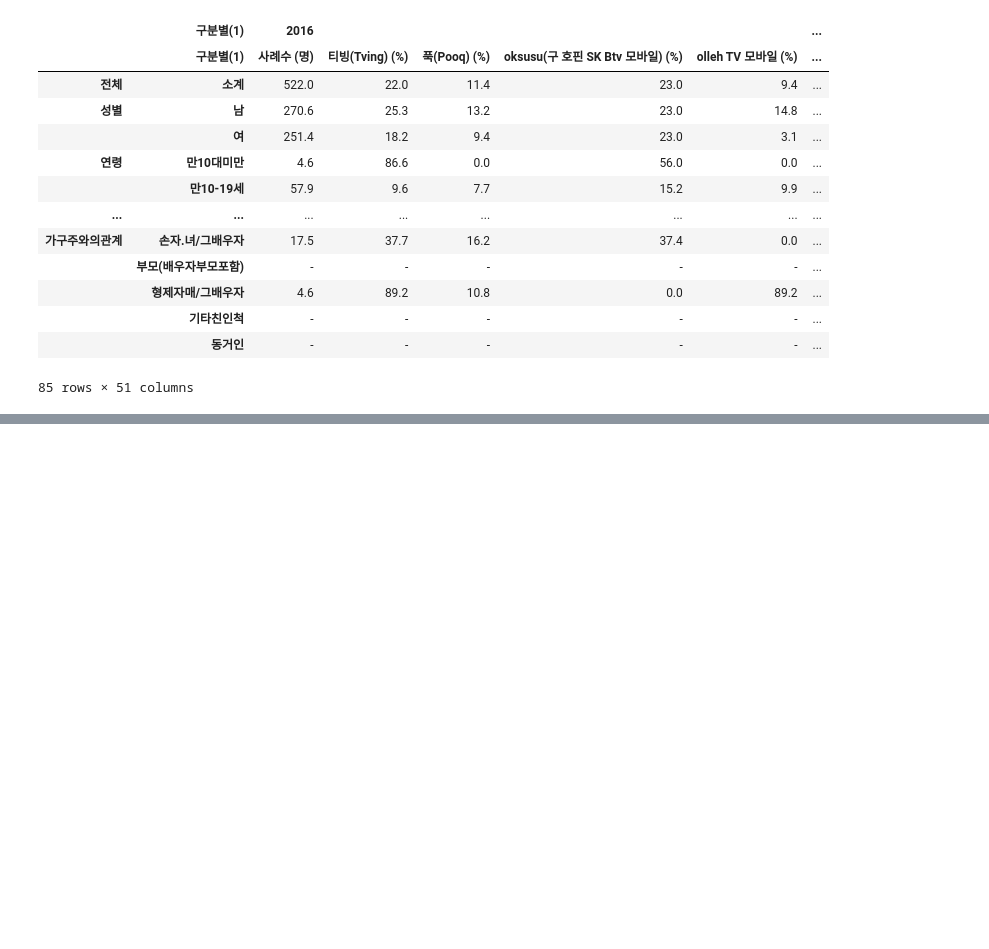
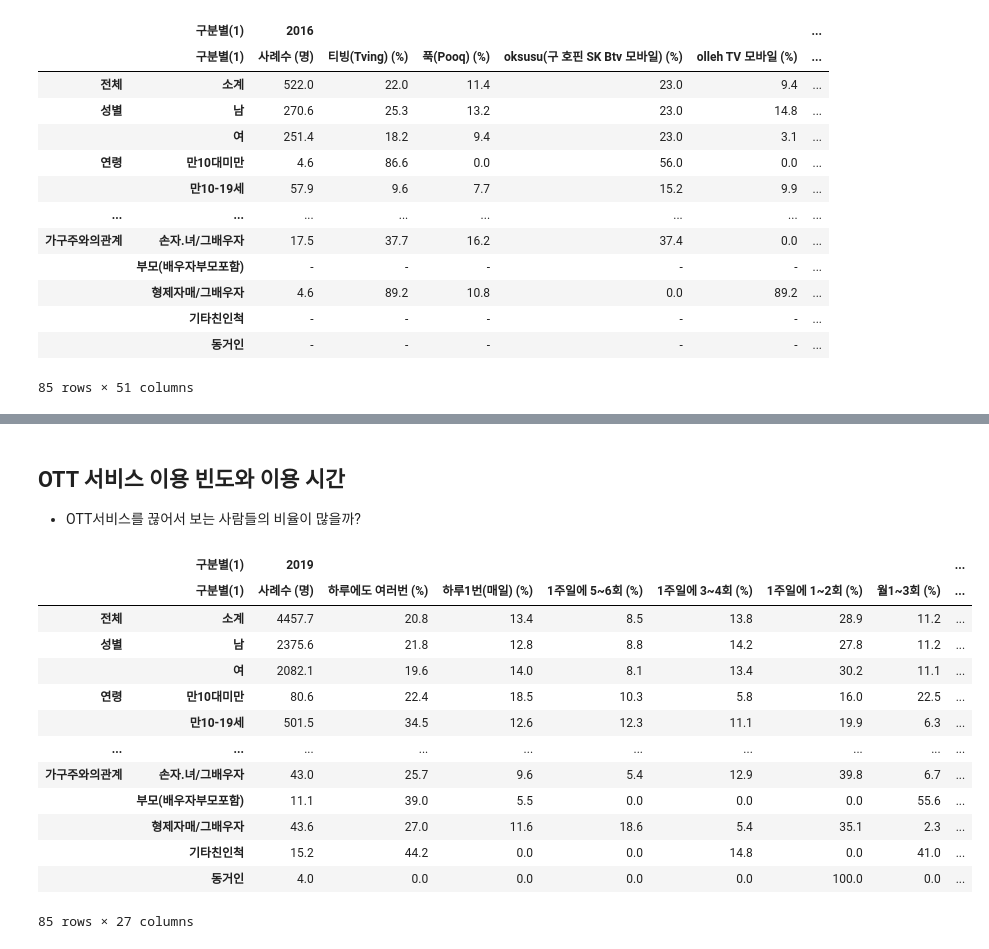
Before and after one commit to tada-data/teamproject-mid, a Jupyter notebook: 중간프로젝트데이터간단하게Review.ipynb, the cells around one changed output, grey strips where cells are left out. Cells and saved outputs as stored; diff of their text form; code cells hidden in the pictures; blank space fills up the shorter version.

```diff
--- a/중간프로젝트데이터간단하게Review.ipynb
+++ b/중간프로젝트데이터간단하게Review.ipynb
@@ -314,0 +519,22 @@ TV
+# %% [markdown]
+## OTT 서비스 이용 빈도와 이용 시간
+
+- OTT서비스를 끊어서 보는 사람들의 비율이 많을까?
+# %%
+frequency = pd.read_csv("OTT서비스_이용빈도.csv", header=[0,1], index_col=[0,1])
+frequency
+# %% [output]
+|  | 구분별(1) | 2019 |  |  |  |  |  |  | ... |
+|  | 구분별(1) | 사례수 (명) | 하루에도 여러번 (%) | 하루1번(매일) (%) | 1주일에 5~6회 (%) | 1주일에 3~4회 (%) | 1주일에 1~2회 (%) | 월1~3회 (%) | ... |
+| 전체 | 소계 | 4457.7 | 20.8 | 13.4 | 8.5 | 13.8 | 28.9 | 11.2 | ... |
+| 성별 | 남 | 2375.6 | 21.8 | 12.8 | 8.8 | 14.2 | 27.8 | 11.2 | ... |
+|  | 여 | 2082.1 | 19.6 | 14.0 | 8.1 | 13.4 | 30.2 | 11.1 | ... |
+| 연령 | 만10대미만 | 80.6 | 22.4 | 18.5 | 10.3 | 5.8 | 16.0 | 22.5 | ... |
+|  | 만10-19세 | 501.5 | 34.5 | 12.6 | 12.3 | 11.1 | 19.9 | 6.3 | ... |
+| ... | ... | ... | ... | ... | ... | ... | ... | ... | ... |
+| 가구주와의관계 | 손자.녀/그배우자 | 43.0 | 25.7 | 9.6 | 5.4 | 12.9 | 39.8 | 6.7 | ... |
+|  | 부모(배우자부모포함) | 11.1 | 39.0 | 5.5 | 0.0 | 0.0 | 0.0 | 55.6 | ... |
+|  | 형제자매/그배우자 | 43.6 | 27.0 | 11.6 | 18.6 | 5.4 | 35.1 | 2.3 | ... |
+|  | 기타친인척 | 15.2 | 44.2 | 0.0 | 0.0 | 14.8 | 0.0 | 41.0 | ... |
+|  | 동거인 | 4.0 | 0.0 | 0.0 | 0.0 | 0.0 | 100.0 | 0.0 | ... |
+85 rows × 27 columns
```
Also changed, not shown: parts of 50 cells of this notebook, 1 other file.
